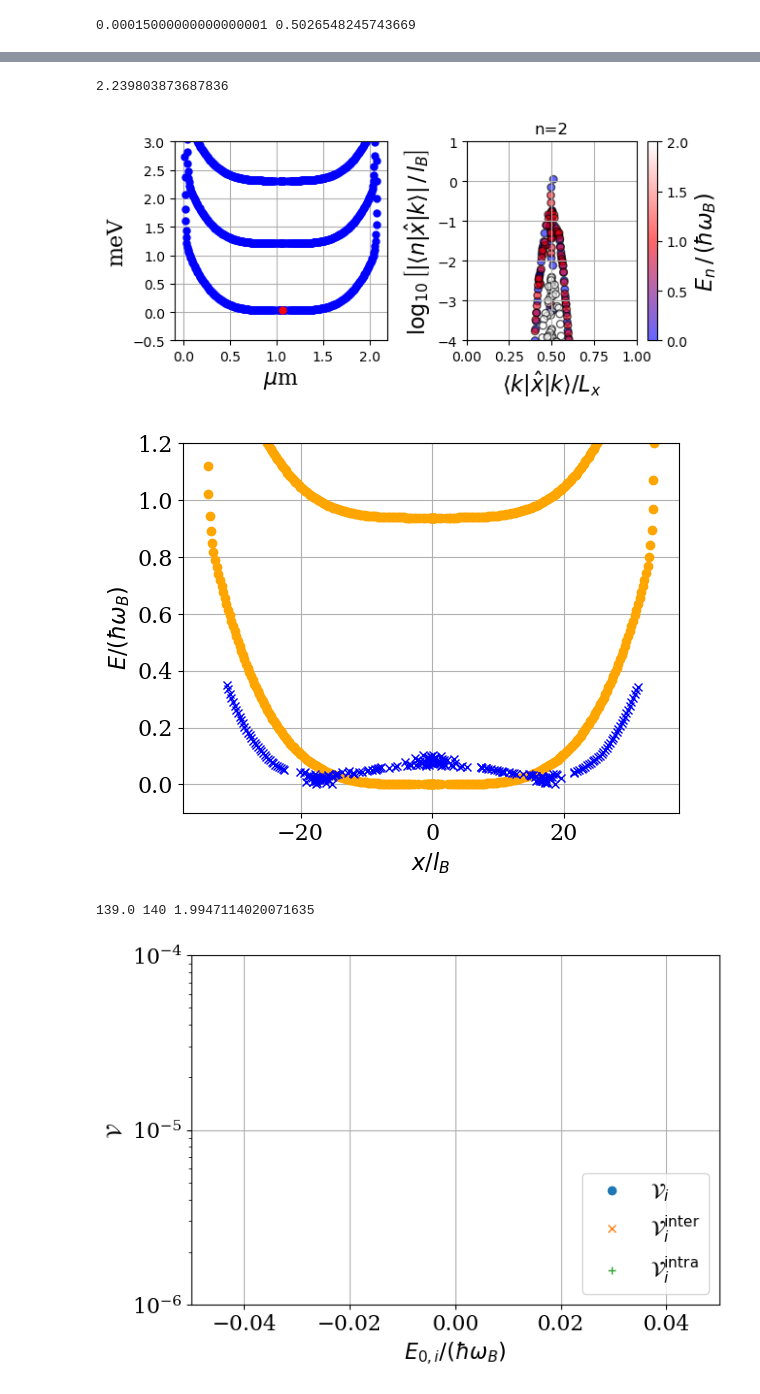
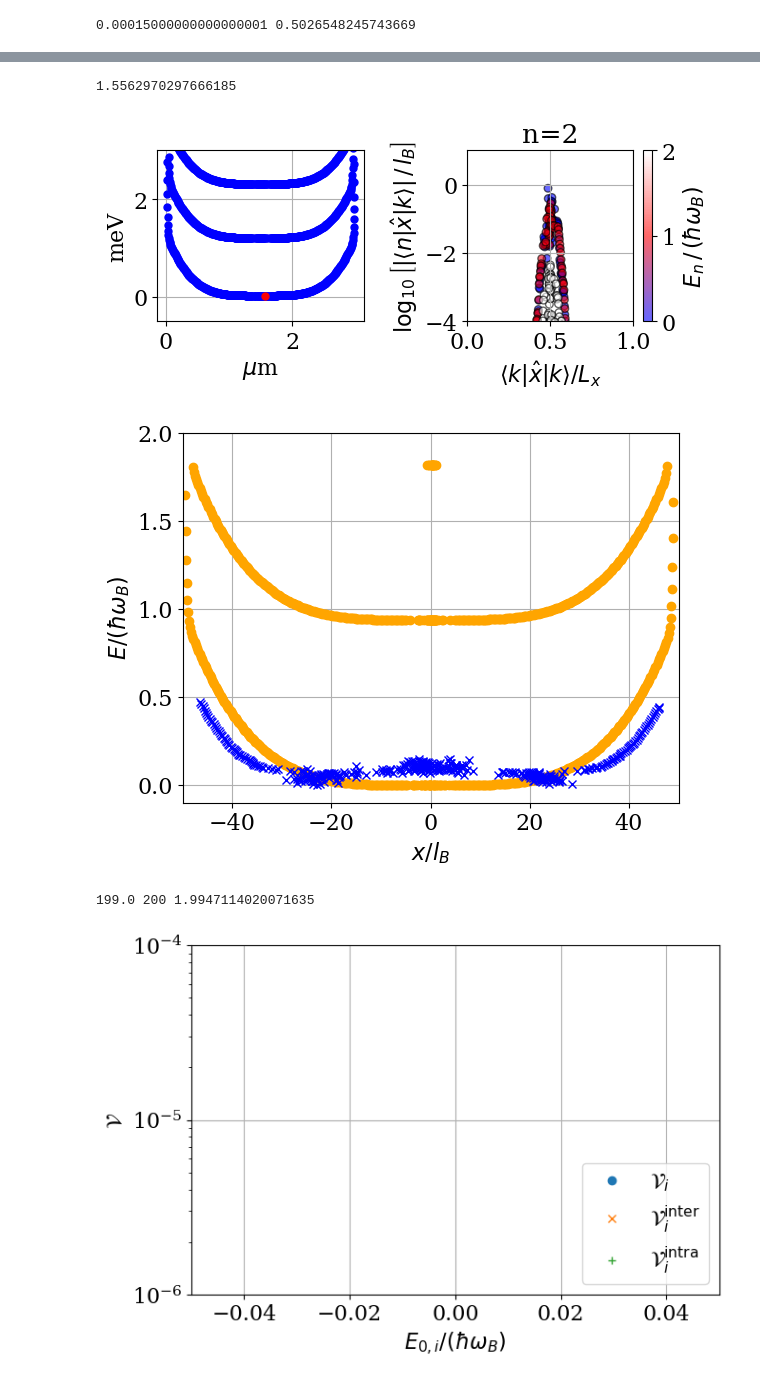
Before and after one commit to Daniele-PyBECTN/The-electrostatic-origin-of-the-breakdown-of-the-Integer-Quantum-Hall-Effect-in-Split-Ring-Cavities, a Jupyter notebook: Heff_and_matrix_elements/edge_accumulation_Heff_and_matrix_elm.ipynb, the cells around one changed output, grey strips where cells are left out. Saved outputs shown, nothing was run; the diff lists cells and outputs as text; code cells hidden in the pictures.

```diff
--- a/Heff_and_matrix_elements/edge_accumulation_Heff_and_matrix_elm.ipynb
+++ b/Heff_and_matrix_elements/edge_accumulation_Heff_and_matrix_elm.ipynb
@@ -102,7 +102,7 @@ def corr_dis(L, W, a, xic):
 
     return Vdis
 # %%
-Nx = 140
+Nx = 200
 Ny = 50
 # %%
 def tan_confinement(L, W, dr, Wedge, A):
@@ -410,8 +420,8 @@ plt.tight_layout()
 #plt.savefig('Xnk_vs_X_Lx_n%d_Nx%d_Ny%d_BW%.2f_alpha%.2f_dis%.2f_xic%.2f.pdf' % (n0, Nx, Ny, BW, alpha, dis, xic))
 plt.show()
 # %% [output]
-2.239803873687836
+1.5562970297666185
-[figure, old version]
+[figure, new version]
 # %%
 #x2_vec = np.diagonal(YYY)
 # %%
@@ -432,7 +442,7 @@ omc = 1.
 
 @njit
 def heff(E, M, x, omc):
-    Nh = np.argmin(np.abs(E-.65))
+    Nh = np.argmin(np.abs(E-.75))
     N_2L = np.argmin(np.abs(E-1.75))
     h = np.zeros( shape=(Nh,Nh), dtype=np.complex_ )
     X_p = np.zeros( shape=(Nh,Nh), dtype=np.complex_ )
@@ -441,7 +451,7 @@ def heff(E, M, x, omc):
         for m in range(Nh):
             if n==m:
                     h[n][m] += .25 / omc *0 #A^2 term in Coulomb
-            for k in range(int(len(E)/2)):
+            for k in range(int(len(E)/3)):
 
 
                 #h[n][m] += x[n][k]*x[k][m] * M[n][k] /(M[n][k] + omc +0j)/2 + x[n][k]*x[k][m] * M[m][k] /(M[m][k] + omc + 0j)/2
@@ -466,7 +476,7 @@ def heff(E, M, x, omc):
 
 Heff, H0, X_p, res_X = heff(E, M, x_elms, omc)
 # %%
-a = 500.
+a = 1e3
 
 evalseff, eveceff = np.linalg.eig(  a *Heff + H0)
 idx = np.argsort(evalseff)
@@ -480,28 +490,28 @@ for n in range(len(evalseff)):
 # %%
 Nev1 = 800
 plt.plot(np.diagonal(x_elms)[:Nev1], (evals[:Nev1].real-evals[0].real)/omB, linestyle='none', marker='o', color='orange')
 plt.plot(x_eff, evalseff-evalseff[0], linestyle='none', marker='x', color='blue')
 
 x_arr = np.linspace(np.amin(x_eff), np.amax(x_eff), 30)
 #plt.plot(x_arr, 1./(1+omc)*np.ones(len(x_arr)), color='black')
 cent_er = ( .25*dis/omB + .03*0 )
 #plt.plot(x_arr, a/(1+omc)*np.ones(len(x_arr)) + cent_er, color='red' )
 
 #plt.plot(x_arr, a/(1+omc)*np.ones(len(x_arr)) + .25*dis/omB +   a*2*(dis/omB)* (lB/Nx)**2 *(x_arr-0*np.amax(x_arr)/2)**2 + cent_er, color='blue' )
 #plt.plot(x_arr, a/(1+omc)*np.ones(len(x_arr)) - .25*dis/omB -   a*2*(dis/omB)* (lB/Nx)**2 *(x_arr-0*np.amax(x_arr)/2)**2 + cent_er, color='blue' )
 
 
-plt.ylim(-.1,1.2)
-#plt.xlim(30,60)
+plt.ylim(-.1,2.)
+plt.xlim(-50,50)
 plt.xlabel(r"$x/l_B$")
 plt.ylabel(r"$E/(\hbar \omega_B)$")
 plt.grid()
 # %% [output]
-[figure, old version]
+[figure, new version]
 # %%
 print(np.amax(R[:,0]), Nx, lB)
 # %% [output]
-139.0 140 1.9947114020071635
+199.0 200 1.9947114020071635
 # %%
 #Kn = np.sum(np.square(np.abs(Heff - np.eye(len(Heff))*.25 / omc)), axis=0 )
 Kn = np.zeros( Heff.shape[0] )
```
Also changed, not shown: parts of 7 cells of this notebook, 6 other files.
